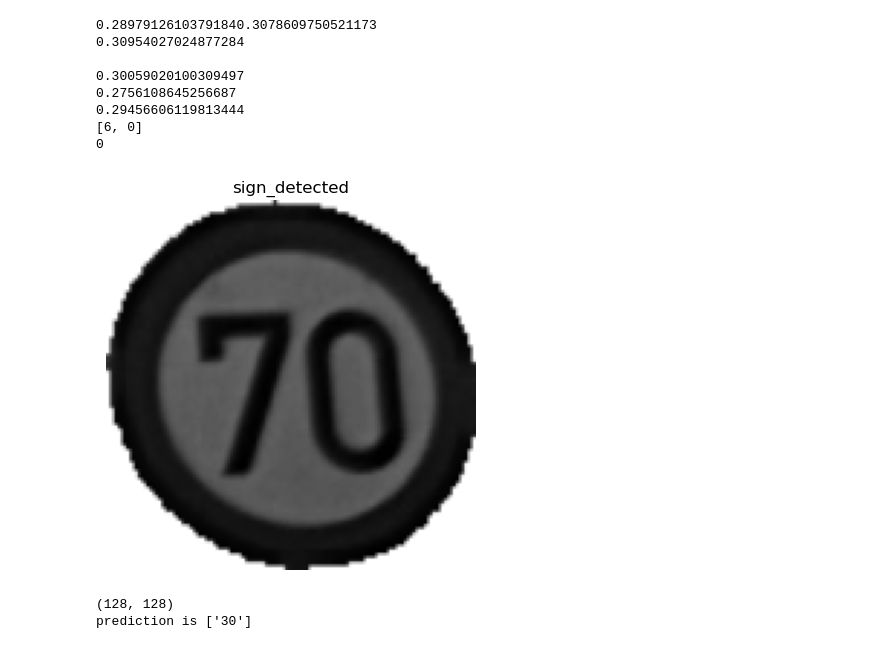
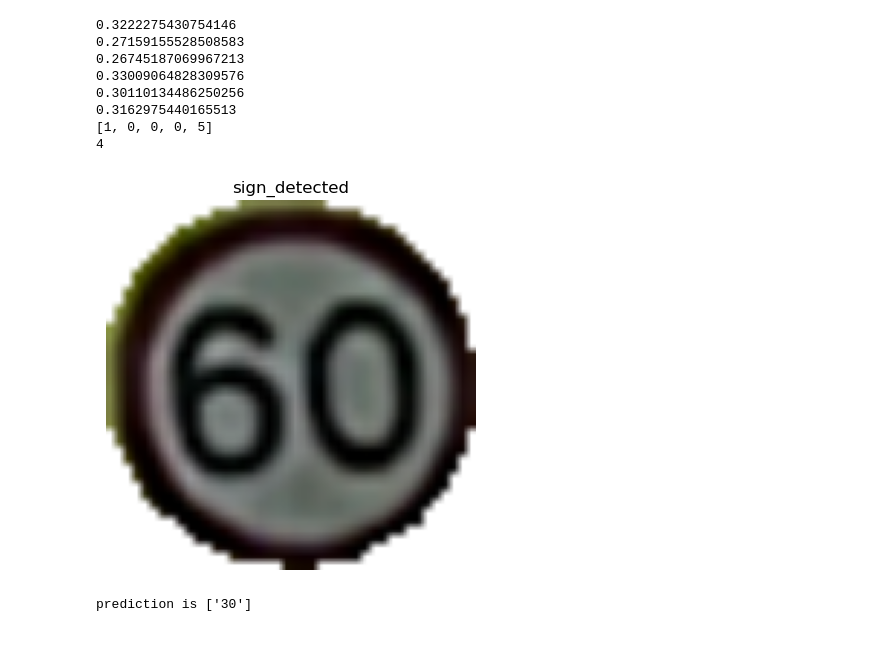
Before and after one commit to ahmedsaad562000/Hdy_3sahn_T3dy, a Jupyter notebook: full_pipeline/main.ipynb, the cells around one changed output. Drawn from its saved outputs; the diff is of its cells as text; code cells hidden in the pictures.

Commit message:
edit classifier parameters

```diff
--- a/full_pipeline/main.ipynb
+++ b/full_pipeline/main.ipynb
@@ -26,3 +47,5 @@ image = io.imread("../dataset/tc/00283.jpg")
+# %%
+image = io.imread("../dataset/pp/testcase10.png")
 # %%
 
 image = cv2.resize(image, (1280, 720))
@@ -62,26 +85,31 @@ pp.show_images(rois, ["ROI"])
 # %%
 if (len(rois)  == 0):
     print("no rois")
 else:
     detected_image_index = detect.detect_sign(rois, sign_imgs_corr)
     print(detected_image_index)
     if detected_image_index != -1:
-        gray_roi = pp.gray_image(rois[detected_image_index])
-        #gray_roi = pp.HistogramEqualization(gray_roi)
-        pp.show_images([gray_roi], ["sign_detected"])
+
+        # feature_vector , transformed_hog = hog(rois[detected_image_index] , visualize = True , channel_axis=2  , pixels_per_cell=(16, 16) , transform_sqrt=True)
+        # pp.show_images([rois[detected_image_index], transformed_hog])
+
+        # gray_roi = pp.gray_image(rois[detected_image_index])
+
+        # gray_roi = pp.HistogramEqualization(gray_roi)
+        pp.show_images([rois[detected_image_index]], ["sign_detected"])
+
         # print(gray_roi.shape)
-        print(f'prediction is {classifier.predict(gray_roi)}')
+        print(f'prediction is {classifier.predict(rois[detected_image_index])}')
     else:
         print("no sign detected")
 # %% [output]
-0.28979126103791840.3078609750521173
-0.30954027024877284
-
-0.30059020100309497
-0.2756108645256687
-0.29456606119813444
-[6, 0]
-0
+0.3222275430754146
+0.27159155528508583
+0.26745187069967213
+0.33009064828309576
+0.30110134486250256
+0.3162975440165513
+[1, 0, 0, 0, 5]
+4
-[figure, old version]
+[figure, new version]
-(128, 128)
 prediction is ['30']
```
Also changed, not shown: parts of 10 cells of this notebook, 1 other file.
